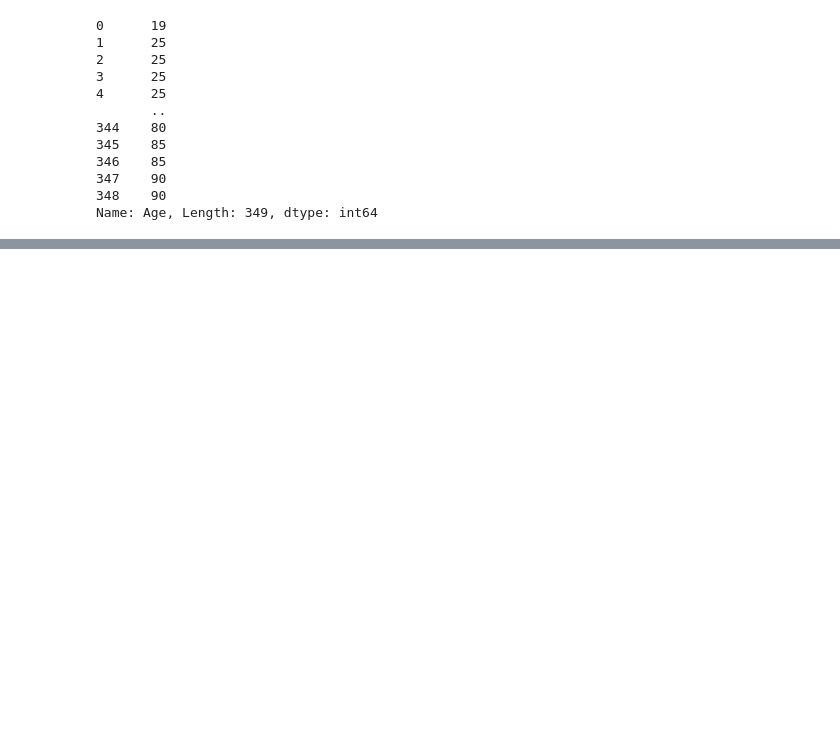
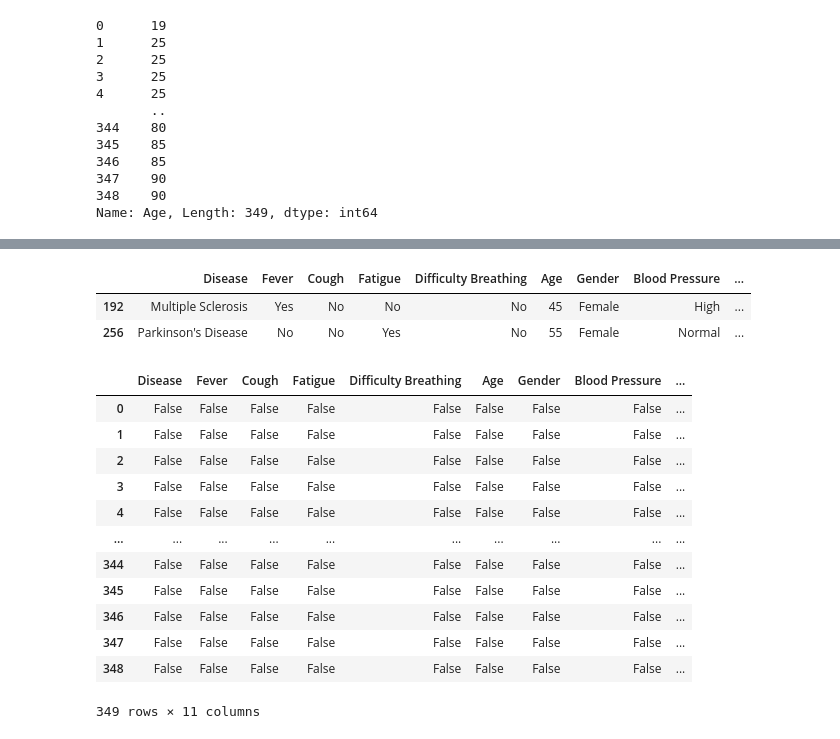
Before and after one commit to AhmedShafique313/ml_assignments_all, a Jupyter notebook: assign_1.ipynb, the cells around one changed output, grey strips where cells are left out. Cells and saved outputs as stored; diff of their text form; code cells hidden in the pictures; blank space fills up the shorter version.

```diff
--- a/assign_1.ipynb
+++ b/assign_1.ipynb
@@ -168,0 +212,23 @@ print(df_new.head)
+# %%
+df_sample = df_new.sample(n = 2, replace=False, random_state=1)
+df_sample
+# %% [output]
+|  | Disease | Fever | Cough | Fatigue | Difficulty Breathing | Age | Gender | Blood Pressure | ... |
+| 192 | Multiple Sclerosis | Yes | No | No | No | 45 | Female | High | ... |
+| 256 | Parkinson's Disease | No | No | Yes | No | 55 | Female | Normal | ... |
+# %%
+df_new.isnull()
+# %% [output]
+|  | Disease | Fever | Cough | Fatigue | Difficulty Breathing | Age | Gender | Blood Pressure | ... |
+| 0 | False | False | False | False | False | False | False | False | ... |
+| 1 | False | False | False | False | False | False | False | False | ... |
+| 2 | False | False | False | False | False | False | False | False | ... |
+| 3 | False | False | False | False | False | False | False | False | ... |
+| 4 | False | False | False | False | False | False | False | False | ... |
+| ... | ... | ... | ... | ... | ... | ... | ... | ... | ... |
+| 344 | False | False | False | False | False | False | False | False | ... |
+| 345 | False | False | False | False | False | False | False | False | ... |
+| 346 | False | False | False | False | False | False | False | False | ... |
+| 347 | False | False | False | False | False | False | False | False | ... |
+| 348 | False | False | False | False | False | False | False | False | ... |
+349 rows × 11 columns
```
Also changed, not shown: parts of 6 cells of this notebook.
